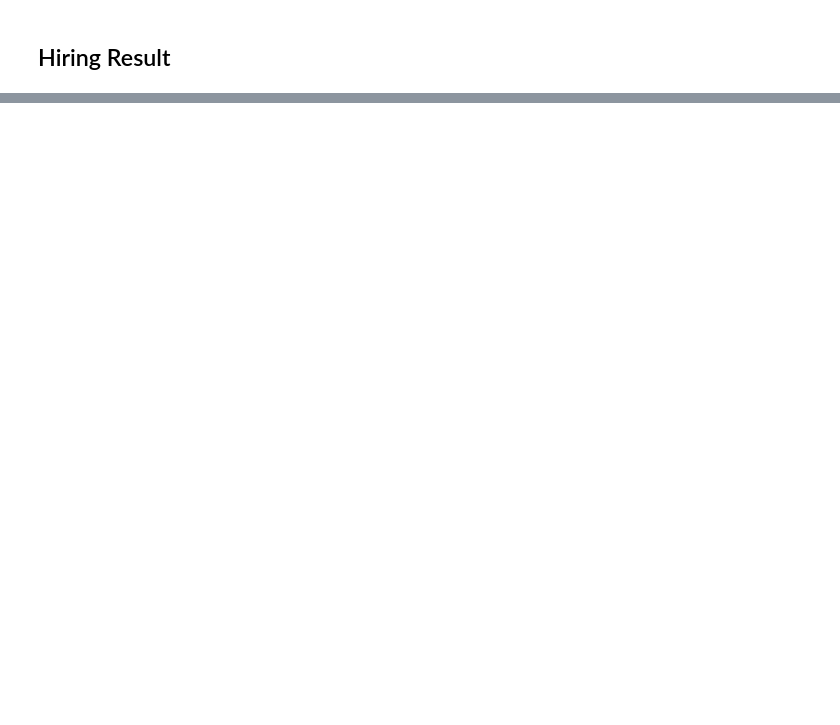
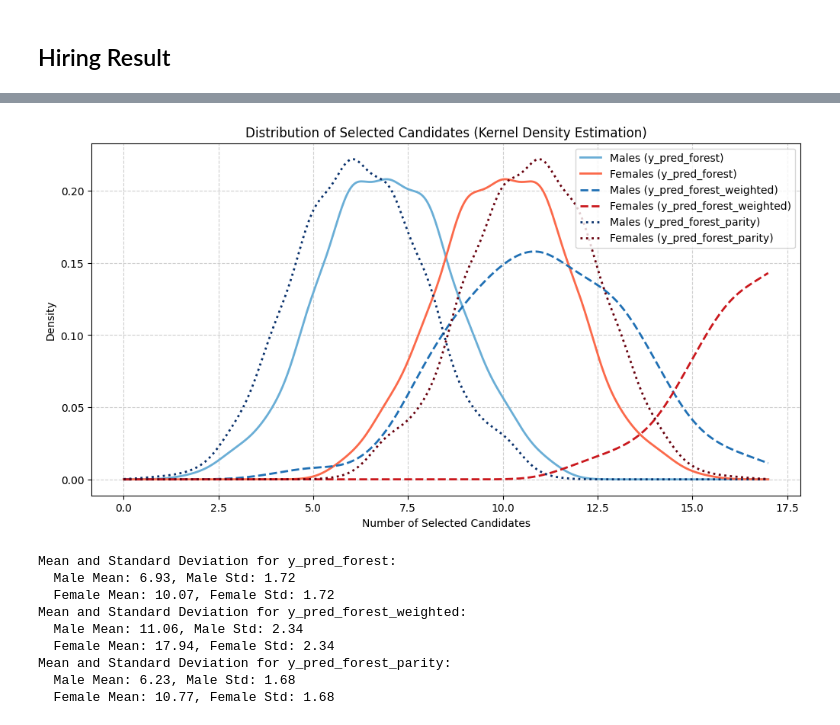
Before and after one commit to marcolax22/algorithmic-fairness, a Jupyter notebook: simulation_model.ipynb, the cells around one changed output, grey strips where cells are left out. Saved outputs shown, nothing was run; the diff lists cells and outputs as text; code cells hidden in the pictures; blank space fills up the shorter version.

```diff
--- a/simulation_model.ipynb
+++ b/simulation_model.ipynb
@@ -96,7 +73,7 @@ fair_model = ExponentiatedGradient(model, constraints=constraint)
 fair_model.fit(X_train, y_train, sensitive_features=X_train['gender'])
 
 # Get predictions from fairness-aware model
-y_pred_fair = fair_model.predict(X_test)
+y_pred_logistic_parity = fair_model.predict(X_test)
 # %% [markdown]
 ### Logistic Regression Model (Reweighted)
 # %%
@@ -368,0 +285,14 @@ plt.show()
+# %%
+preds = ['y_pred_forest', 'y_pred_forest_weighted', 'y_pred_forest_parity']
+selection.analyze_gender_selection(preds, X_test, selection_function = selection.biased_selection, male_selection_prob=0.5, female_selection_prob=0.5)
+# %% [output]
+[figure, added]
+Mean and Standard Deviation for y_pred_forest:
+  Male Mean: 6.93, Male Std: 1.72
+  Female Mean: 10.07, Female Std: 1.72
+Mean and Standard Deviation for y_pred_forest_weighted:
+  Male Mean: 11.06, Male Std: 2.34
+  Female Mean: 17.94, Female Std: 2.34
+Mean and Standard Deviation for y_pred_forest_parity:
+  Male Mean: 6.23, Male Std: 1.68
+  Female Mean: 10.77, Female Std: 1.68
```
Also changed, not shown: parts of 31 cells of this notebook, 5 other files.
